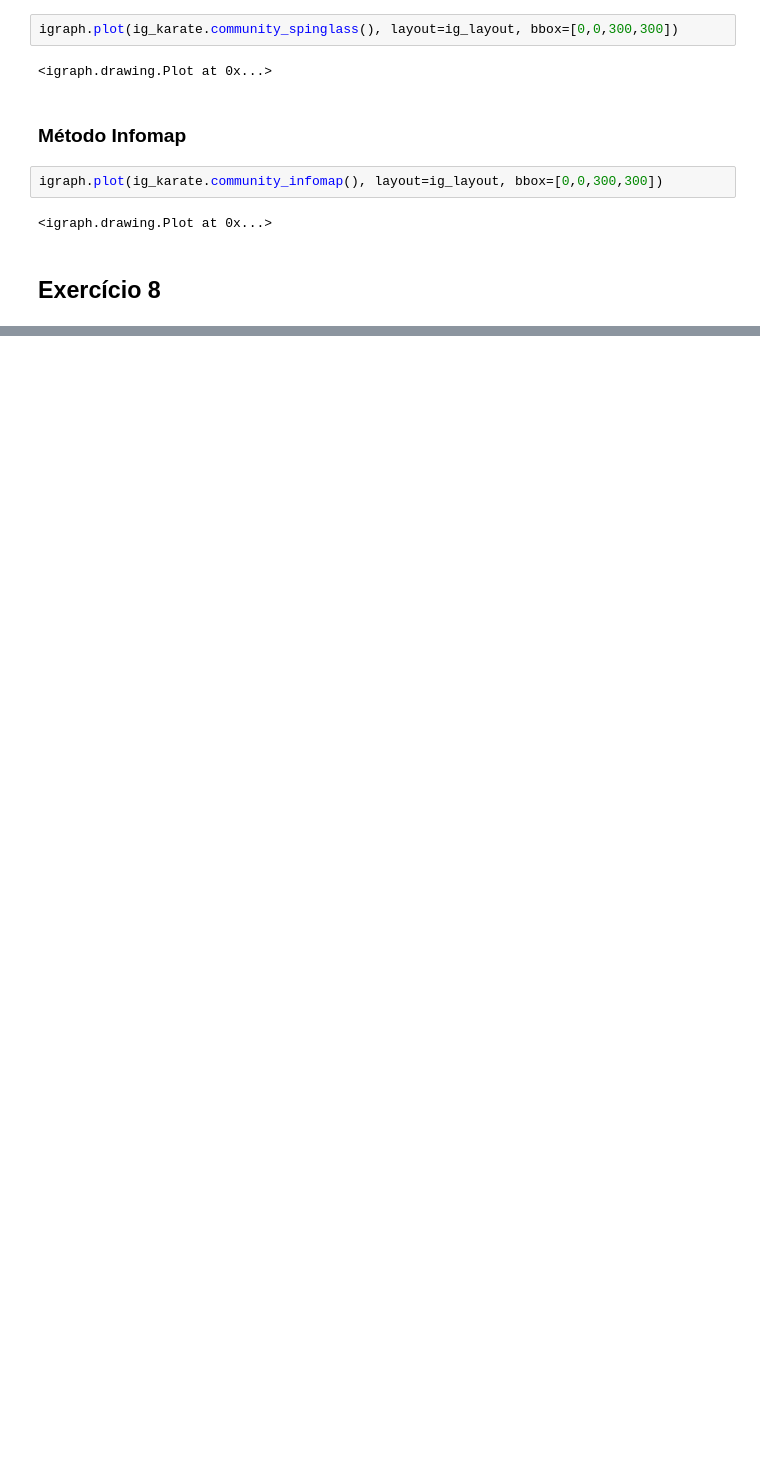
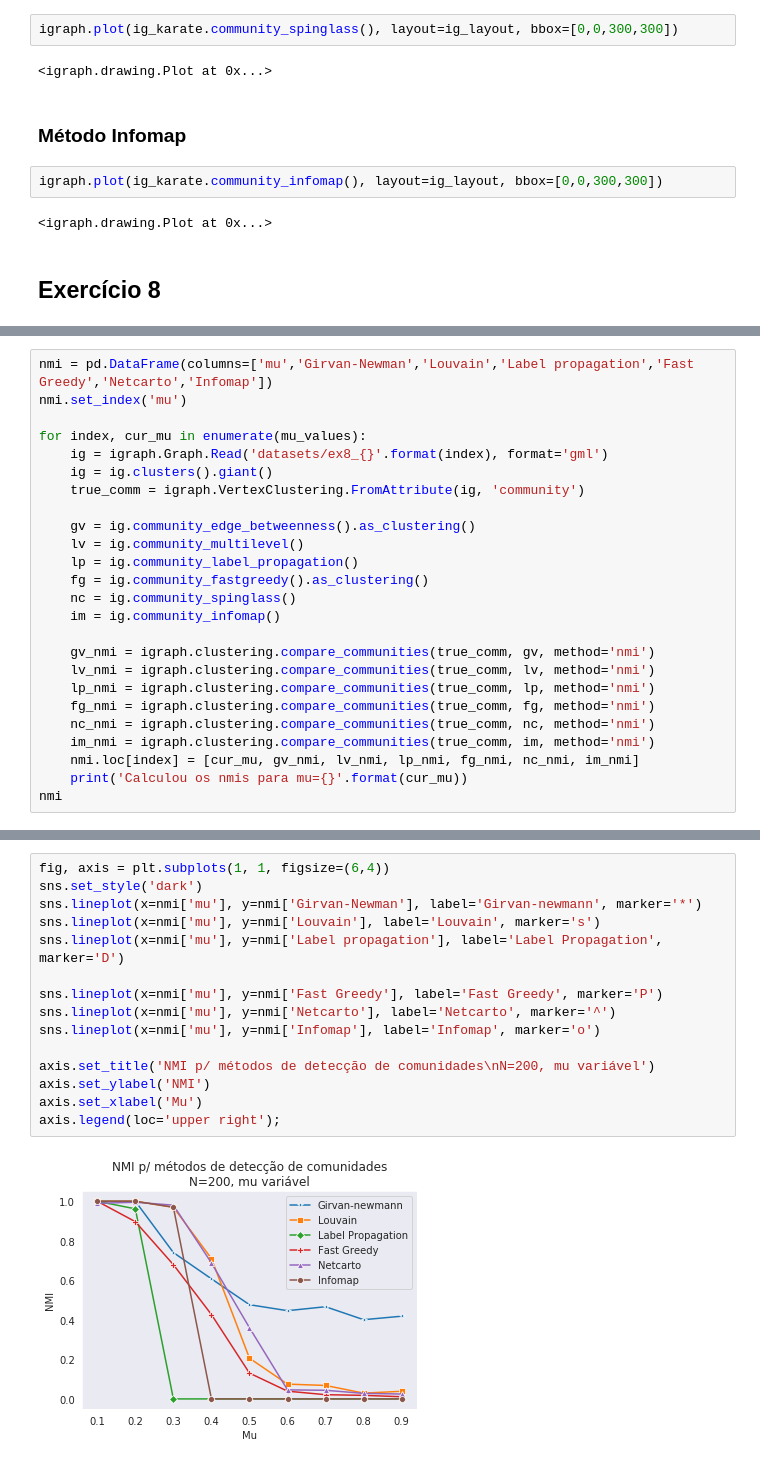
Before and after one commit to guimilan/redes_complexas, a Jupyter notebook: Lista2.ipynb, the cells around one changed output, grey strips where cells are left out. Saved outputs shown, nothing was run; the diff lists cells and outputs as text; blank space fills up the shorter version.

```diff
--- a/Lista2.ipynb
+++ b/Lista2.ipynb
@@ -724,0 +733,25 @@ igraph.plot(g_02, layout=pos_02, bbox=[0, 0, 300, 300])
+# %%
+nmi = pd.DataFrame(columns=['mu','Girvan-Newman','Louvain','Label propagation','Fast Greedy','Netcarto','Infomap'])
+nmi.set_index('mu')
+
+for index, cur_mu in enumerate(mu_values):
+    ig = igraph.Graph.Read('datasets/ex8_{}'.format(index), format='gml')
+    ig = ig.clusters().giant()
+    true_comm = igraph.VertexClustering.FromAttribute(ig, 'community')
+
+    gv = ig.community_edge_betweenness().as_clustering()
+    lv = ig.community_multilevel()
+    lp = ig.community_label_propagation()
+    fg = ig.community_fastgreedy().as_clustering()
+    nc = ig.community_spinglass()
+    im = ig.community_infomap()
+
+    gv_nmi = igraph.clustering.compare_communities(true_comm, gv, method='nmi')
+    lv_nmi = igraph.clustering.compare_communities(true_comm, lv, method='nmi')
+    lp_nmi = igraph.clustering.compare_communities(true_comm, lp, method='nmi')
+    fg_nmi = igraph.clustering.compare_communities(true_comm, fg, method='nmi')
+    nc_nmi = igraph.clustering.compare_communities(true_comm, nc, method='nmi')
+    im_nmi = igraph.clustering.compare_communities(true_comm, im, method='nmi')
+    nmi.loc[index] = [cur_mu, gv_nmi, lv_nmi, lp_nmi, fg_nmi, nc_nmi, im_nmi]
+    print('Calculou os nmis para mu={}'.format(cur_mu))
+nmi
@@ -724,0 +778,17 @@ igraph.plot(g_02, layout=pos_02, bbox=[0, 0, 300, 300])
+# %%
+fig, axis = plt.subplots(1, 1, figsize=(6,4))
+sns.set_style('dark')
+sns.lineplot(x=nmi['mu'], y=nmi['Girvan-Newman'], label='Girvan-newmann', marker='*')
+sns.lineplot(x=nmi['mu'], y=nmi['Louvain'], label='Louvain', marker='s')
+sns.lineplot(x=nmi['mu'], y=nmi['Label propagation'], label='Label Propagation', marker='D')
+
+sns.lineplot(x=nmi['mu'], y=nmi['Fast Greedy'], label='Fast Greedy', marker='P')
+sns.lineplot(x=nmi['mu'], y=nmi['Netcarto'], label='Netcarto', marker='^')
+sns.lineplot(x=nmi['mu'], y=nmi['Infomap'], label='Infomap', marker='o')
+
+axis.set_title('NMI p/ métodos de detecção de comunidades\nN=200, mu variável')
+axis.set_ylabel('NMI')
+axis.set_xlabel('Mu')
+axis.legend(loc='upper right');
+# %% [output]
+[figure, added]
```
Also changed, not shown: parts of 24 cells of this notebook, 3 other files.
